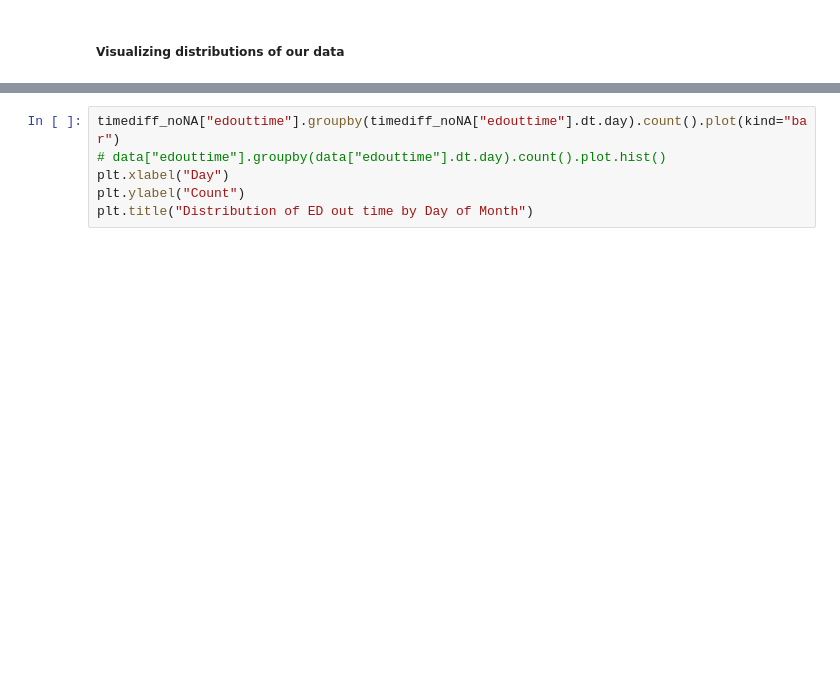
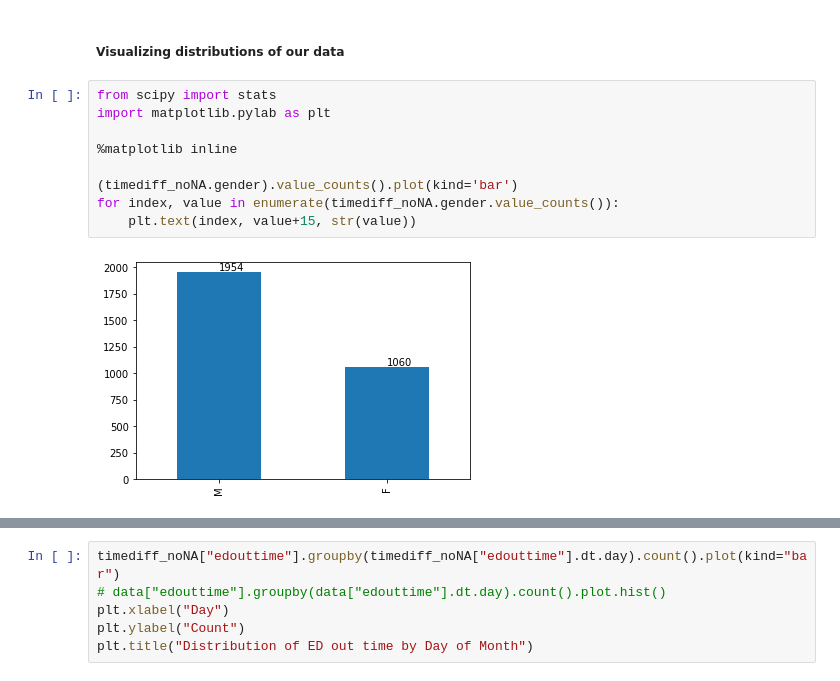
Before and after one commit to derek-y-lee/uclabiostat-thesis, a Jupyter notebook: predict_waitingtime_mimic.ipynb, the cells around one changed output, grey strips where cells are left out. Cells and saved outputs as stored; diff of their text form; blank space fills up the shorter version.

```diff
--- a/predict_waitingtime_mimic.ipynb
+++ b/predict_waitingtime_mimic.ipynb
@@ -358,2 +670,13 @@ sorted(timediff_noNA['dob'].unique())
 # %% [markdown]
 ##### Visualizing distributions of our data
+# %%
+from scipy import stats
+import matplotlib.pylab as plt
+
+%matplotlib inline
+
+(timediff_noNA.gender).value_counts().plot(kind='bar')
+for index, value in enumerate(timediff_noNA.gender.value_counts()):
+    plt.text(index, value+15, str(value))
+# %% [output]
+[figure, added]
```
Also changed, not shown: parts of 55 cells of this notebook.
